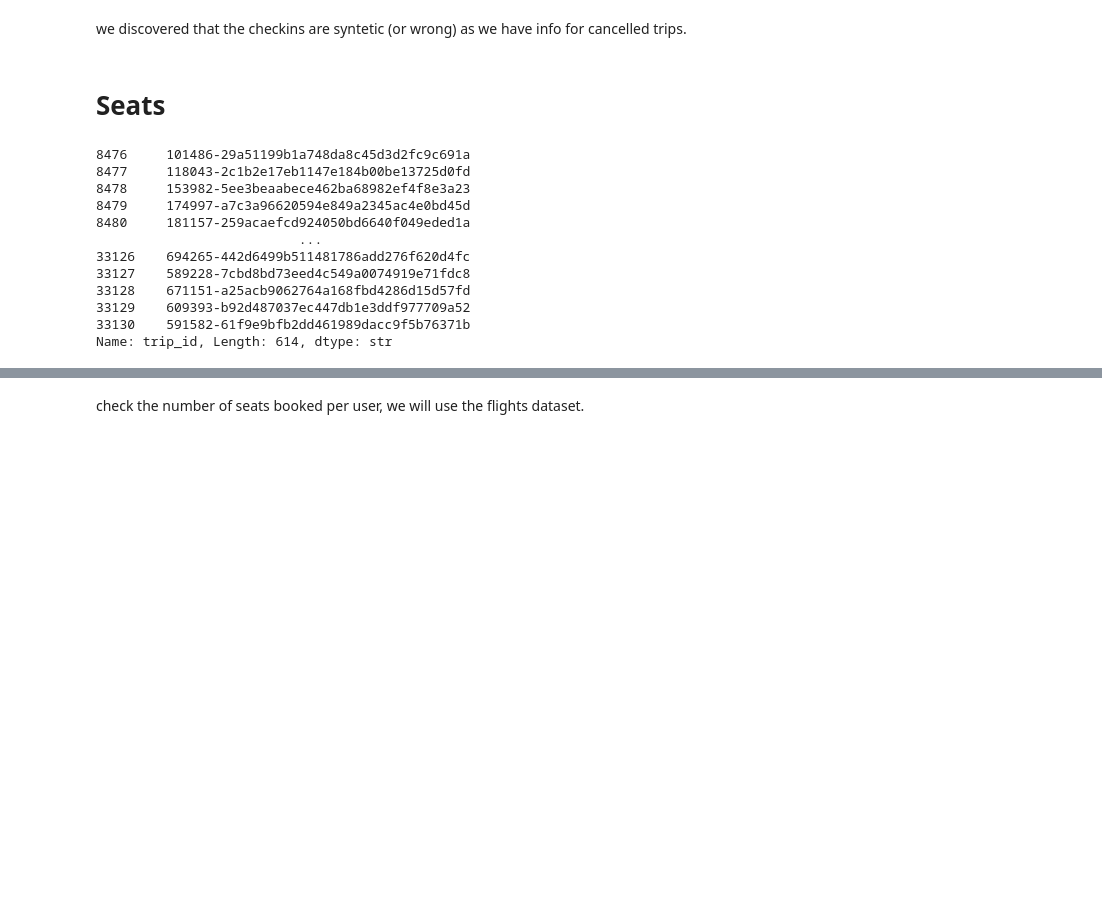
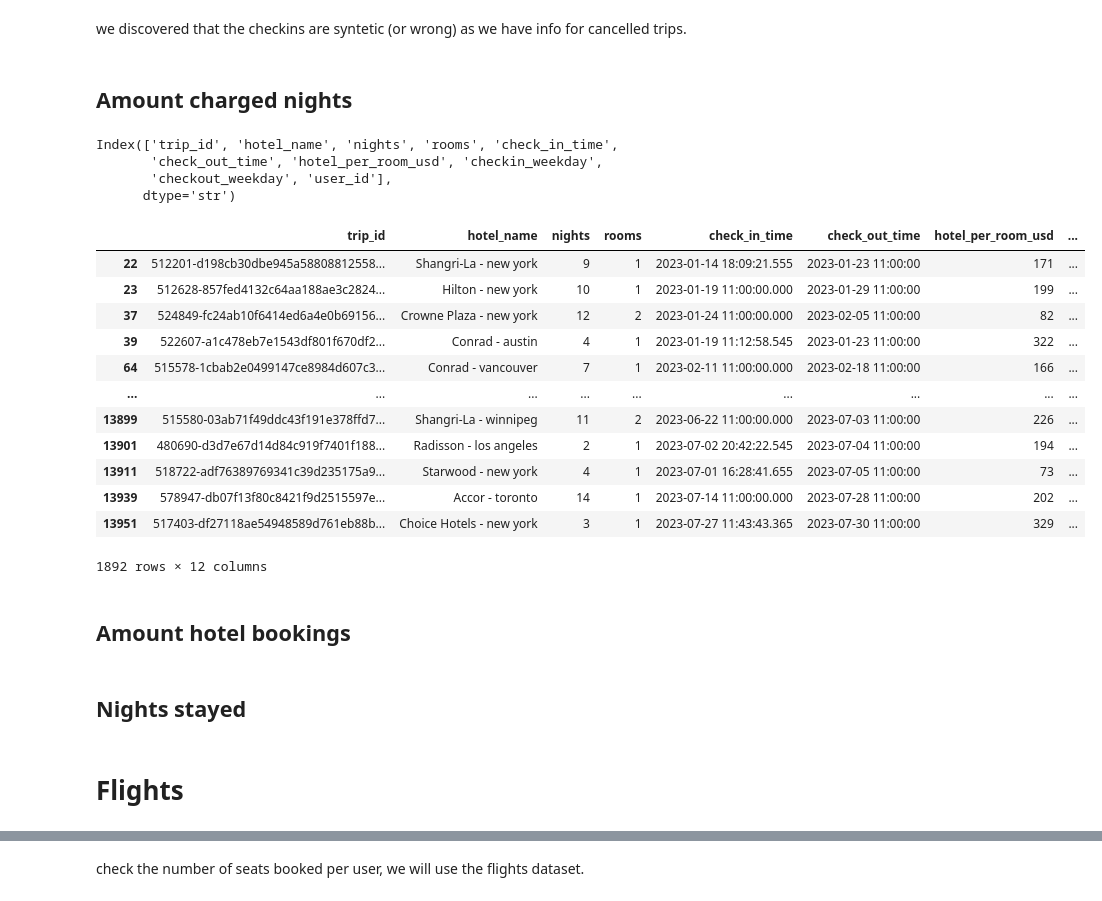
Before and after one commit to anuar-masterschool/TravelTideJul, a Jupyter notebook: user_features.ipynb, the cells around one changed output, grey strips where cells are left out. Cells and saved outputs as stored; diff of their text form; code cells hidden in the pictures; blank space fills up the shorter version.

Commit message:
fnished user features

```diff
--- a/user_features.ipynb
+++ b/user_features.ipynb
@@ -201,3 +189,32 @@ sessions[sessions["trip_id"] == "106907-718c9cf6c29245fa9b2b31893833ac2c"]
 | 8709 | 106907-e81b73b444b64b92ab236dabfd... | 106907 | 106907-718c9cf6c29245fa9b2b318938... | 2023-07-27 09:43:48 | 2023-07-27 11:05:14.320529 | NaN | NaN | ... |
 # %% [markdown]
 we discovered that the checkins are syntetic (or wrong) as we have info for cancelled trips.
+# %% [markdown]
+## Amount charged nights
+# %%
+valid_hotels_w_users.columns
+# %% [output]
+Index(['trip_id', 'hotel_name', 'nights', 'rooms', 'check_in_time',
+       'check_out_time', 'hotel_per_room_usd', 'checkin_weekday',
+       'checkout_weekday', 'user_id'],
+      dtype='str')
+# %%
+hotels_valid_w_discount = valid_hotels_w_users.merge(sessions[["trip_id", "hotel_discount_amount"]], on="trip_id", how="left")
+hotels_valid_w_discount["hotel_discount_amount"] = hotels_valid_w_discount["hotel_discount_amount"].fillna(0)
+hotels_valid_w_discount["charged_fare"] = hotels_valid_w_discount["hotel_per_room_usd"]*hotels_valid_w_discount["rooms"]*hotels_valid_w_discount["nights"]*(1-hotels_valid_w_discount["hotel_discount_amount"])
+# %%
+hotels_valid_w_discount[hotels_valid_w_discount["hotel_discount_amount"]>0]
+# %% [output]
+|  | trip_id | hotel_name | nights | rooms | check_in_time | check_out_time | hotel_per_room_usd | ... |
+| 22 | 512201-d198cb30dbe945a58808812558... | Shangri-La - new york | 9 | 1 | 2023-01-14 18:09:21.555 | 2023-01-23 11:00:00 | 171 | ... |
+| 23 | 512628-857fed4132c64aa188ae3c2824... | Hilton - new york | 10 | 1 | 2023-01-19 11:00:00.000 | 2023-01-29 11:00:00 | 199 | ... |
+| 37 | 524849-fc24ab10f6414ed6a4e0b69156... | Crowne Plaza - new york | 12 | 2 | 2023-01-24 11:00:00.000 | 2023-02-05 11:00:00 | 82 | ... |
+| 39 | 522607-a1c478eb7e1543df801f670df2... | Conrad - austin | 4 | 1 | 2023-01-19 11:12:58.545 | 2023-01-23 11:00:00 | 322 | ... |
+| 64 | 515578-1cbab2e0499147ce8984d607c3... | Conrad - vancouver | 7 | 1 | 2023-02-11 11:00:00.000 | 2023-02-18 11:00:00 | 166 | ... |
+| ... | ... | ... | ... | ... | ... | ... | ... | ... |
+| 13899 | 515580-03ab71f49ddc43f191e378ffd7... | Shangri-La - winnipeg | 11 | 2 | 2023-06-22 11:00:00.000 | 2023-07-03 11:00:00 | 226 | ... |
+| 13901 | 480690-d3d7e67d14d84c919f7401f188... | Radisson - los angeles | 2 | 1 | 2023-07-02 20:42:22.545 | 2023-07-04 11:00:00 | 194 | ... |
+| 13911 | 518722-adf76389769341c39d235175a9... | Starwood - new york | 4 | 1 | 2023-07-01 16:28:41.655 | 2023-07-05 11:00:00 | 73 | ... |
+| 13939 | 578947-db07f13f80c8421f9d2515597e... | Accor - toronto | 14 | 1 | 2023-07-14 11:00:00.000 | 2023-07-28 11:00:00 | 202 | ... |
+| 13951 | 517403-df27118ae54948589d761eb88b... | Choice Hotels - new york | 3 | 1 | 2023-07-27 11:43:43.365 | 2023-07-30 11:00:00 | 329 | ... |
+1892 rows × 12 columns
@@ -203,0 +224,2 @@ we discovered that the checkins are syntetic (or wrong) as we have info for canc
+# %% [markdown]
+## Amount hotel bookings
@@ -203,0 +228,2 @@ we discovered that the checkins are syntetic (or wrong) as we have info for canc
+# %% [markdown]
+## Nights stayed
@@ -204,17 +233,2 @@ we discovered that the checkins are syntetic (or wrong) as we have info for canc
 # %% [markdown]
-# Seats
+# Flights
-# %%
-invalid_trip_ids
-# %% [output]
-8476     101486-29a51199b1a748da8c45d3d2fc9c691a
-8477     118043-2c1b2e17eb1147e184b00be13725d0fd
-8478     153982-5ee3beaabece462ba68982ef4f8e3a23
-8479     174997-a7c3a96620594e849a2345ac4e0bd45d
-8480     181157-259acaefcd924050bd6640f049eded1a
-                          ...
-33126    694265-442d6499b511481786add276f620d4fc
-33127    589228-7cbd8bd73eed4c549a0074919e71fdc8
-33128    671151-a25acb9062764a168fbd4286d15d57fd
-33129    609393-b92d487037ec447db1e3ddf977709a52
-33130    591582-61f9e9bfb2dd461989dacc9f5b76371b
-Name: trip_id, Length: 614, dtype: str
```
Also changed, not shown: parts of 31 cells of this notebook.
